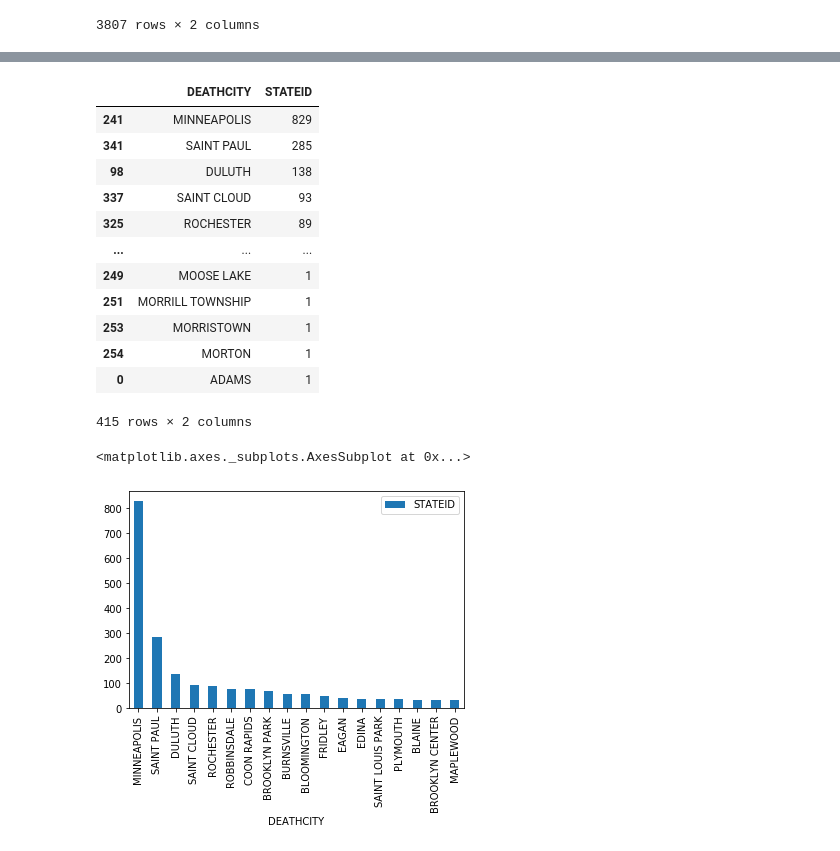
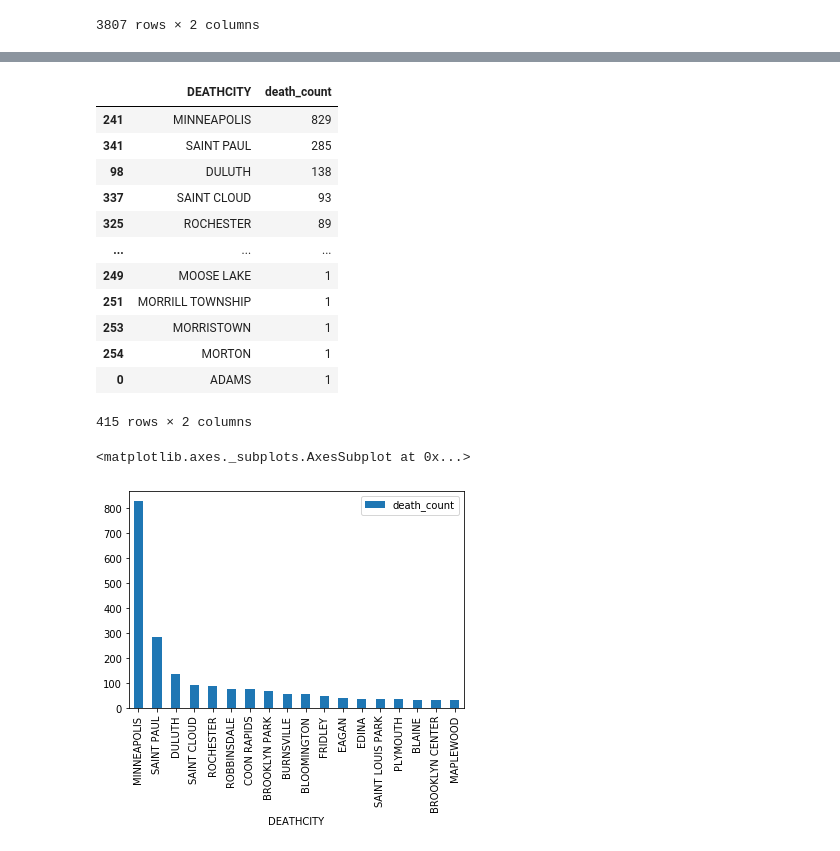
Before and after one commit to StellaYu101/teaching-guide-data-cleaning-and-viz-with-python, a Jupyter notebook: Opioid scratchpad.ipynb, the cells around one changed output, grey strips where cells are left out. Drawn from its saved outputs; the diff is of its cells as text; code cells hidden in the pictures.

```diff
--- a/Opioid scratchpad.ipynb
+++ b/Opioid scratchpad.ipynb
@@ -52,0 +164,16 @@ df[['STATEID', 'DEATHCITY']].groupby('STATEID').count().reset_index().sort_value
+# %%
+def get_age_group(age):
+    if age < 20:
+        return '0-19'
+    elif age >=20 and age < 35:
+        return '20-34'
+    elif age >= 35 and age < 50:
+        return '35-49'
+    elif age >= 50 and age < 70:
+        return '50-69'
+    elif age >= 70:
+        return '70 and over'
+    return 'Unknown'
+# %%
+df['age_group'] = df.AGEYEARS.apply(lambda x: get_age_group(x))
+df[['age_group', 'AGEYEARS']]
@@ -52,0 +210,4 @@ df[['STATEID', 'DEATHCITY']].groupby('STATEID').count().reset_index().sort_value
+# %%
+df['DEATHDATE'] = pd.to_datetime(df['DEATHDATE'])
+df['death_year'] = df['DEATHDATE'].apply(lambda x: x.year)
+df['death_year']
@@ -53,9 +251,10 @@ df[['STATEID', 'DEATHCITY']].groupby('STATEID').count().reset_index().sort_value
 # %%
 # Group by death city
 deaths_by_city = df[['STATEID', 'DEATHCITY']].groupby('DEATHCITY').count().reset_index().sort_values('STATEID', ascending=False)
+deaths_by_city.rename(columns={'STATEID': 'death_count'}, inplace=True)
 deaths_by_city
 # %% [output]
-|  | DEATHCITY | STATEID |
+|  | DEATHCITY | death_count |
 | 241 | MINNEAPOLIS | 829 |
 | 341 | SAINT PAUL | 285 |
 | 98 | DULUTH | 138 |
@@ -69,9 +268,9 @@ deaths_by_city
 | 0 | ADAMS | 1 |
 415 rows × 2 columns
 # %%
-deaths_by_city[deaths_by_city['STATEID'] > 30].plot.bar(x='DEATHCITY', y='STATEID')
+deaths_by_city[deaths_by_city['death_count'] > 30].plot.bar(x='DEATHCITY', y='death_count')
 # %% [output]
 <matplotlib.axes._subplots.AxesSubplot at 0x...>
-[figure, old version]
+[figure, new version]
 # %%
 # Join with city population to calculate per capita
```
Also changed, not shown: parts of 30 cells of this notebook, 1 other file.
